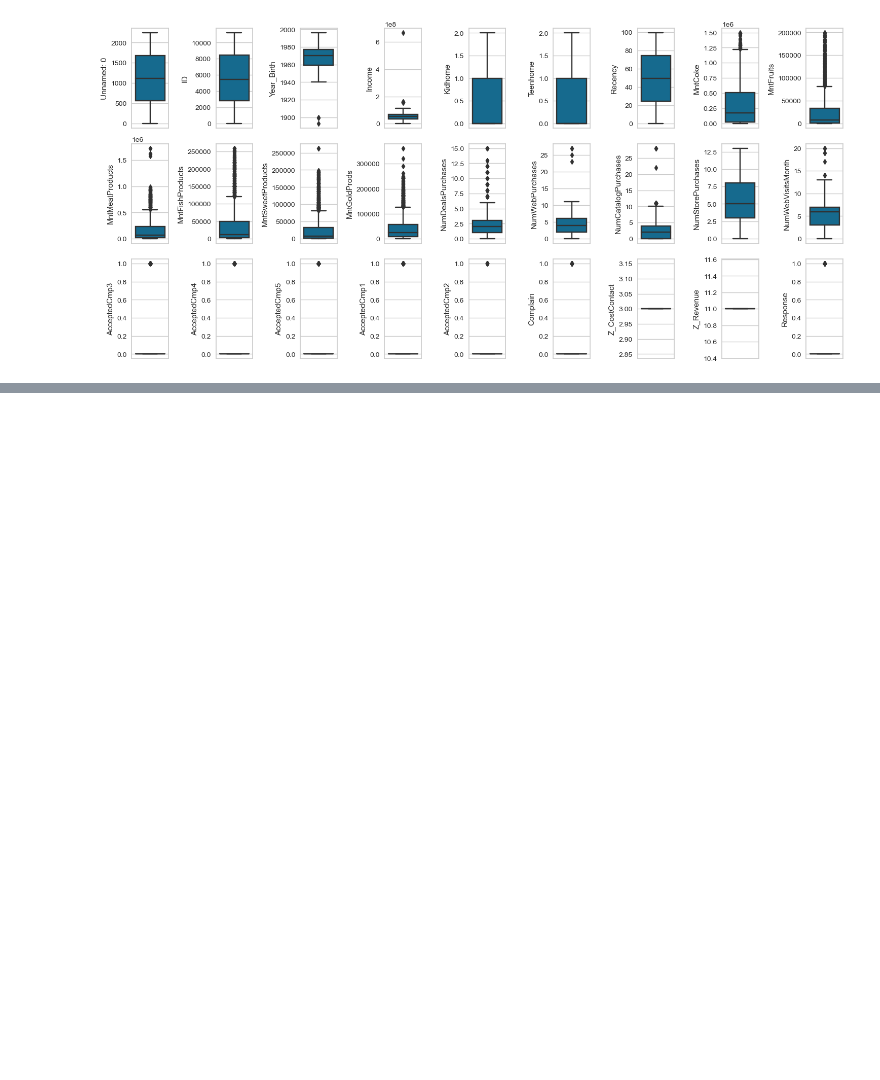
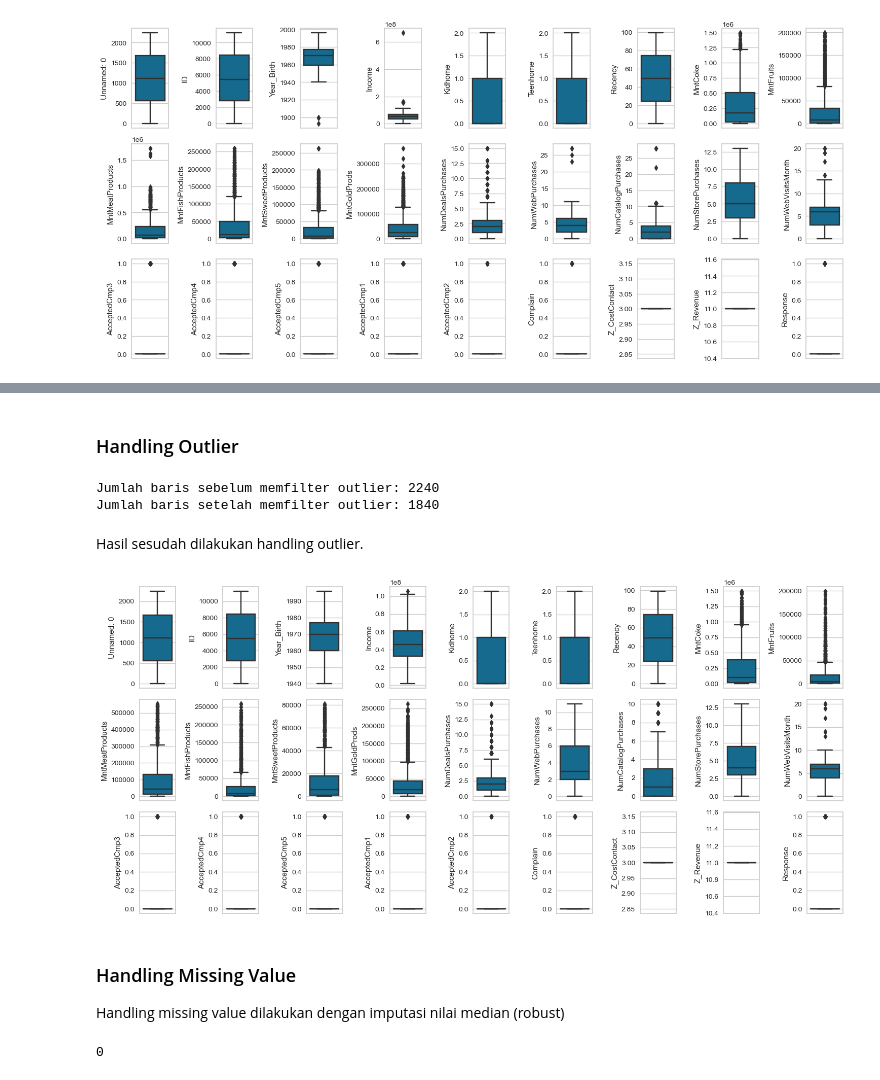
Before and after one commit to imalfunadam/Predict-Customer-Personality-to-Boost-Marketing-Campaign-by-Using-Machine-Learning, a Jupyter notebook: Predict Customer Personality.ipynb, the cells around one changed output, grey strips where cells are left out. Saved outputs shown, nothing was run; the diff lists cells and outputs as text; code cells hidden in the pictures; blank space fills up the shorter version.

```diff
--- a/Predict Customer Personality.ipynb
+++ b/Predict Customer Personality.ipynb
@@ -172,0 +175,2 @@ Dengan melakukan penanganan missing value, penanganan outlier, dan pengembangan
+# %%
+df1 = df.copy()
@@ -172,0 +188,36 @@ Dengan melakukan penanganan missing value, penanganan outlier, dan pengembangan
+# %% [markdown]
+### Handling Outlier
+# %%
+print(f'Jumlah baris sebelum memfilter outlier: {len(df1)}')
+
+filtered_entries = np.array([True] * len(df1))
+for col in ['Year_Birth','Income', 'MntMeatProducts', 'MntSweetProducts', 'NumWebPurchases', 'NumCatalogPurchases']:
+    Q1 = df1[col].quantile(0.25)
+    Q3 = df1[col].quantile(0.75)
+    IQR = Q3 - Q1
+    low_limit = Q1 - (IQR * 1.5)
+    high_limit = Q3 + (IQR * 1.5)
+
+    filtered_entries = ((df1[col] >= low_limit) & (df1[col] <= high_limit)) & filtered_entries
+
+df1 = df1[filtered_entries]
+
+print(f'Jumlah baris setelah memfilter outlier: {len(df1)}')
+# %% [output]
+Jumlah baris sebelum memfilter outlier: 2240
+Jumlah baris setelah memfilter outlier: 1840
+# %% [markdown]
+Hasil sesudah dilakukan handling outlier.
+# %%
+nums = df1.loc[:, (df1.dtypes == 'int64') | (df1.dtypes == 'float64')].columns.tolist()
+plt.figure(figsize=(15, 7))
+for i in range(0, len(nums)):
+    plt.subplot(3, 9, i+1)
+    sns.boxplot(y=df1[nums[i]], orient='v')
+    plt.tight_layout()
+# %% [output]
+[figure, added]
+# %% [markdown]
+### Handling Missing Value
+
+Handling missing value dilakukan dengan imputasi nilai median (robust)
@@ -172,0 +226,4 @@ Dengan melakukan penanganan missing value, penanganan outlier, dan pengembangan
+# %%
+df1.isna().sum().sum()
+# %% [output]
+0
```
Also changed, not shown: parts of 34 cells of this notebook.
